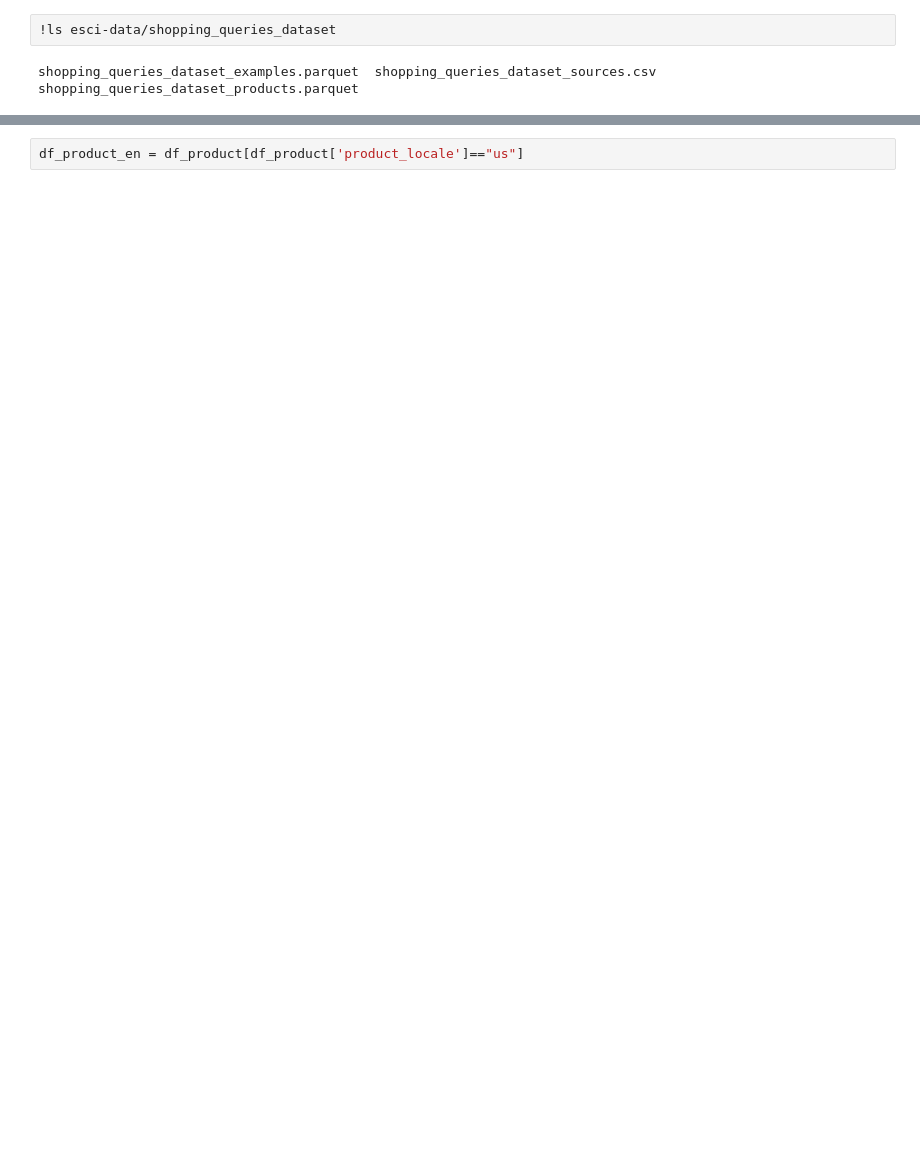
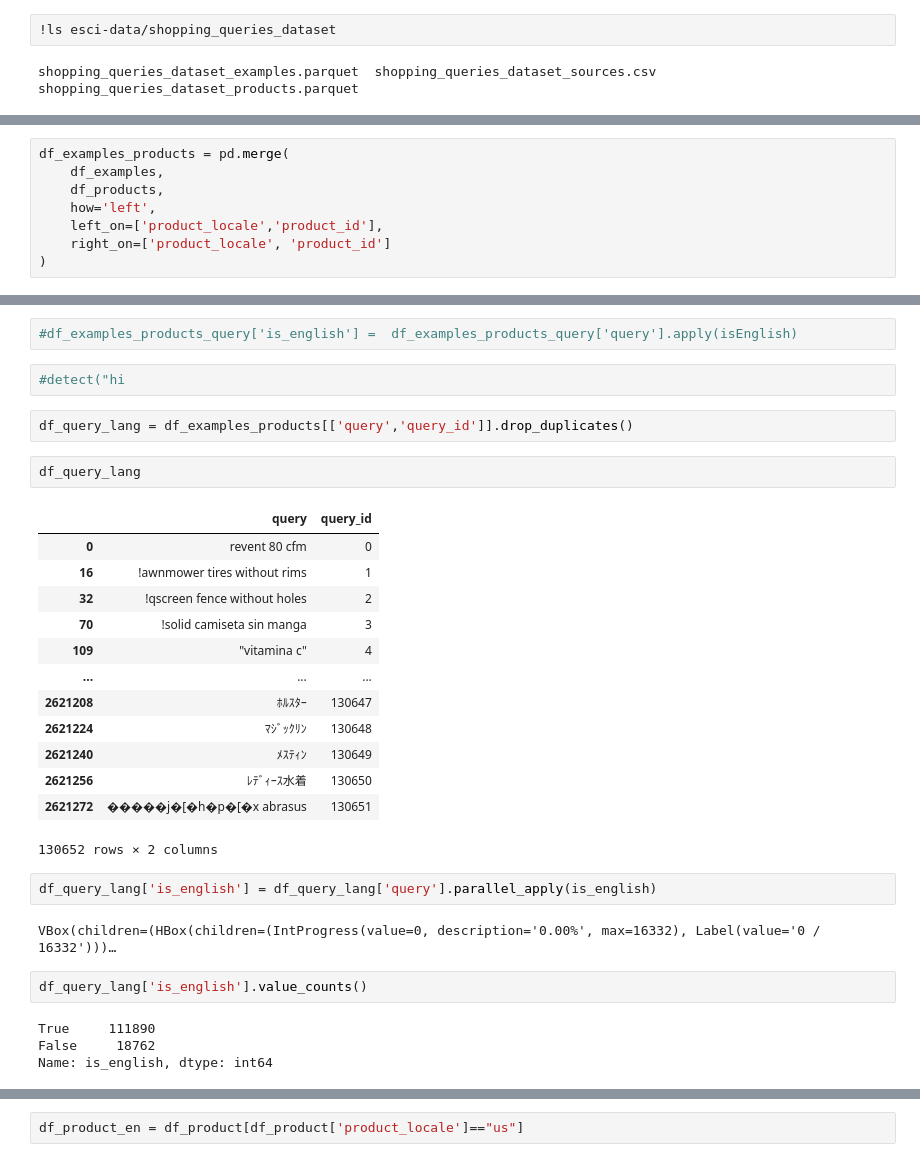
Before and after one commit to npatta01/llm_search, a Jupyter notebook: notebooks/00_initial.ipynb, the cells around one changed output, grey strips where cells are left out. Saved outputs shown, nothing was run; the diff lists cells and outputs as text; blank space fills up the shorter version.

```diff
--- a/notebooks/00_initial.ipynb
+++ b/notebooks/00_initial.ipynb
@@ -32,0 +95,8 @@ len(df_dataset)
+# %%
+df_examples_products = pd.merge(
+    df_examples,
+    df_products,
+    how='left',
+    left_on=['product_locale','product_id'],
+    right_on=['product_locale', 'product_id']
+)
@@ -32,0 +154,32 @@ len(df_dataset)
+# %%
+#df_examples_products_query['is_english'] =  df_examples_products_query['query'].apply(isEnglish)
+# %%
+#detect("hi
+# %%
+df_query_lang = df_examples_products[['query','query_id']].drop_duplicates()
+# %%
+df_query_lang
+# %% [output]
+|  | query | query_id |
+| 0 | revent 80 cfm | 0 |
+| 16 | !awnmower tires without rims | 1 |
+| 32 | !qscreen fence without holes | 2 |
+| 70 | !solid camiseta sin manga | 3 |
+| 109 | "vitamina c" | 4 |
+| ... | ... | ... |
+| 2621208 | ﾎﾙｽﾀｰ | 130647 |
+| 2621224 | ﾏｼﾞｯｸﾘﾝ | 130648 |
+| 2621240 | ﾒｽﾃｨﾝ | 130649 |
+| 2621256 | ﾚﾃﾞｨｰｽ水着 | 130650 |
+| 2621272 | �����j�[�h�p�[�x abrasus | 130651 |
+130652 rows × 2 columns
+# %%
+df_query_lang['is_english'] = df_query_lang['query'].parallel_apply(is_english)
+# %% [output]
+VBox(children=(HBox(children=(IntProgress(value=0, description='0.00%', max=16332), Label(value='0 / 16332')))…
+# %%
+df_query_lang['is_english'].value_counts()
+# %% [output]
+True     111890
+False     18762
+Name: is_english, dtype: int64
```
Also changed, not shown: parts of 40 cells of this notebook.
